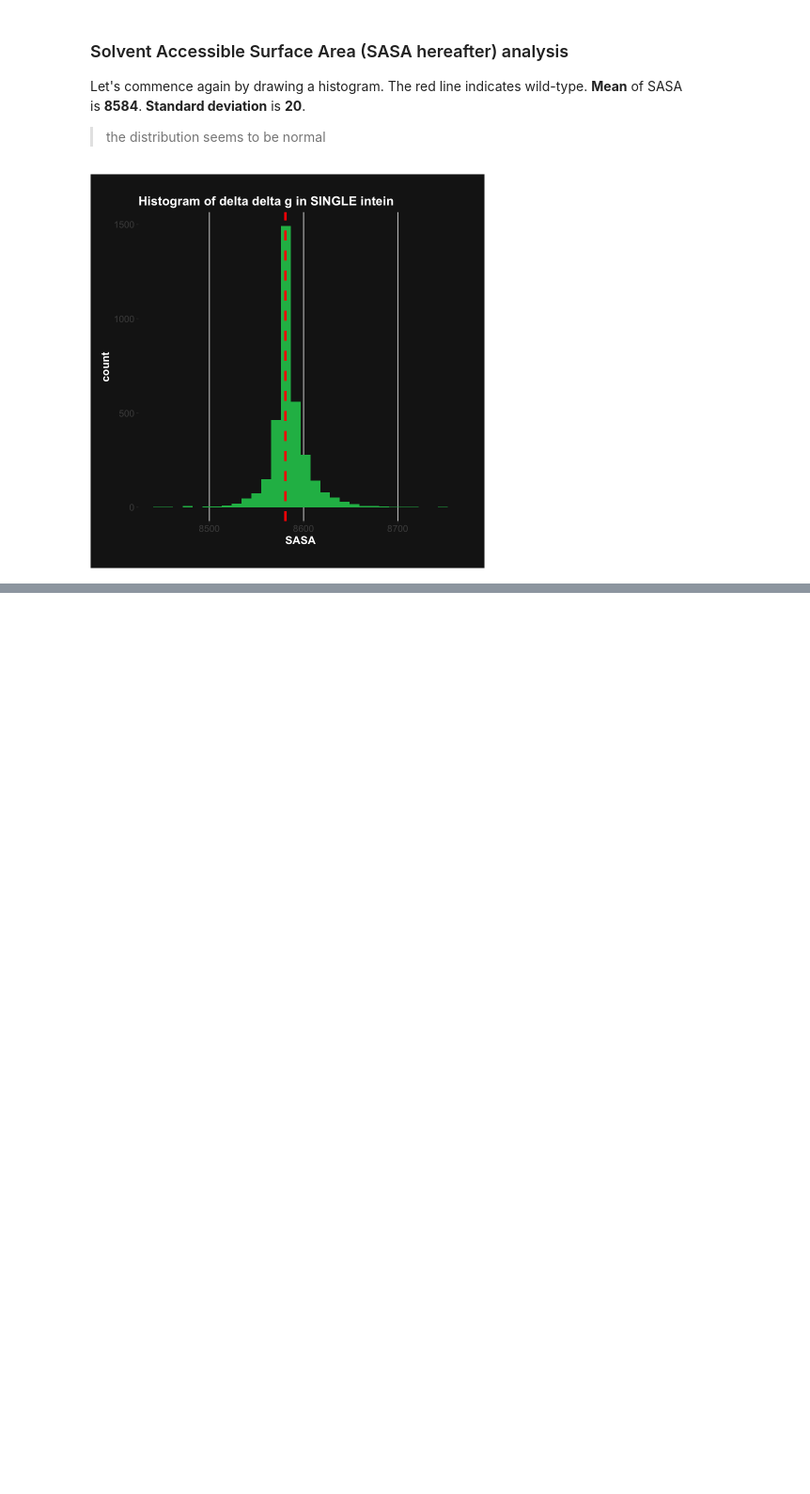
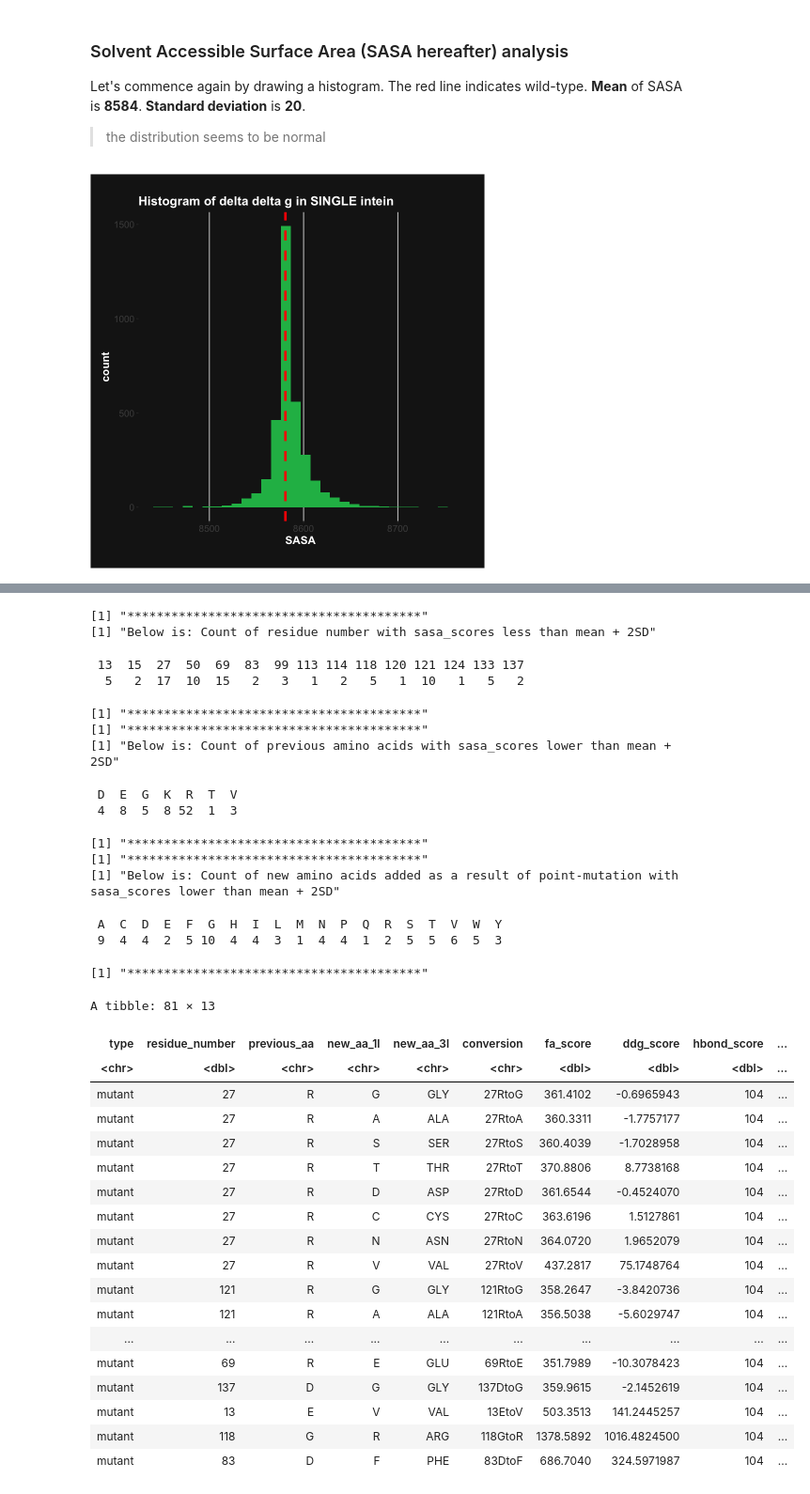
Before and after one commit to redradman/OneAAatATime, a Jupyter notebook: intein_analysis.ipynb, the cells around one changed output, grey strips where cells are left out. Shown at 94% size. Saved outputs shown, nothing was run; the diff lists cells and outputs as text; code cells hidden in the pictures; blank space fills up the shorter version.

Commit message:
partial analysis of lower end of sasa for single intein

```diff
--- a/intein_analysis.ipynb
+++ b/intein_analysis.ipynb
@@ -236,0 +251,53 @@ A tibble: 5 × 13
+# %%
+low_end_sasa <- intein_short |> filter(sasa_score < (sasa_mean - 2 * sasa_sd)) |> arrange(sasa_score)
+print("****************************************")
+print("Below is: Count of residue number with sasa_scores less than mean + 2SD")
+table(low_end_sasa$residue_number)
+print("****************************************")
+
+print("****************************************")
+print("Below is: Count of previous amino acids with sasa_scores lower than mean + 2SD")
+table(low_end_sasa$previous_aa)
+print("****************************************")
+
+print("****************************************")
+print("Below is: Count of new amino acids added as a result of point-mutation with sasa_scores lower than mean + 2SD")
+table(low_end_sasa$new_aa_1l)
+print("****************************************")
+
+low_end_sasa
+# %% [output]
+[1] "****************************************"
+[1] "Below is: Count of residue number with sasa_scores less than mean + 2SD"
+ 13  15  27  50  69  83  99 113 114 118 120 121 124 133 137
+  5   2  17  10  15   2   3   1   2   5   1  10   1   5   2
+[1] "****************************************"
+[1] "****************************************"
+[1] "Below is: Count of previous amino acids with sasa_scores lower than mean + 2SD"
+ D  E  G  K  R  T  V
+ 4  8  5  8 52  1  3
+[1] "****************************************"
+[1] "****************************************"
+[1] "Below is: Count of new amino acids added as a result of point-mutation with sasa_scores lower than mean + 2SD"
+ A  C  D  E  F  G  H  I  L  M  N  P  Q  R  S  T  V  W  Y
+ 9  4  4  2  5 10  4  4  3  1  4  4  1  2  5  5  6  5  3
+[1] "****************************************"
+A tibble: 81 × 13
+| type | residue_number | previous_aa | new_aa_1l | new_aa_3l | conversion | fa_score | ddg_score | hbond_score | ... |
+| <chr> | <dbl> | <chr> | <chr> | <chr> | <chr> | <dbl> | <dbl> | <dbl> | ... |
+| mutant | 27 | R | G | GLY | 27RtoG | 361.4102 | -0.6965943 | 104 | ... |
+| mutant | 27 | R | A | ALA | 27RtoA | 360.3311 | -1.7757177 | 104 | ... |
+| mutant | 27 | R | S | SER | 27RtoS | 360.4039 | -1.7028958 | 104 | ... |
+| mutant | 27 | R | T | THR | 27RtoT | 370.8806 | 8.7738168 | 104 | ... |
+| mutant | 27 | R | D | ASP | 27RtoD | 361.6544 | -0.4524070 | 104 | ... |
+| mutant | 27 | R | C | CYS | 27RtoC | 363.6196 | 1.5127861 | 104 | ... |
+| mutant | 27 | R | N | ASN | 27RtoN | 364.0720 | 1.9652079 | 104 | ... |
+| mutant | 27 | R | V | VAL | 27RtoV | 437.2817 | 75.1748764 | 104 | ... |
+| mutant | 121 | R | G | GLY | 121RtoG | 358.2647 | -3.8420736 | 104 | ... |
+| mutant | 121 | R | A | ALA | 121RtoA | 356.5038 | -5.6029747 | 104 | ... |
+| ... | ... | ... | ... | ... | ... | ... | ... | ... | ... |
+| mutant | 69 | R | E | GLU | 69RtoE | 351.7989 | -10.3078423 | 104 | ... |
+| mutant | 137 | D | G | GLY | 137DtoG | 359.9615 | -2.1452619 | 104 | ... |
+| mutant | 13 | E | V | VAL | 13EtoV | 503.3513 | 141.2445257 | 104 | ... |
+| mutant | 118 | G | R | ARG | 118GtoR | 1378.5892 | 1016.4824500 | 104 | ... |
+| mutant | 83 | D | F | PHE | 83DtoF | 686.7040 | 324.5971987 | 104 | ... |
```
Also changed, not shown: parts of 3 cells of this notebook.
